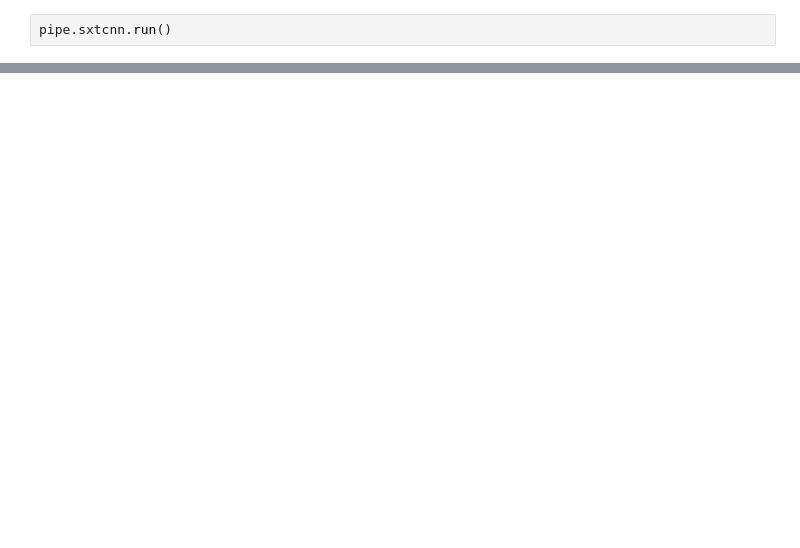
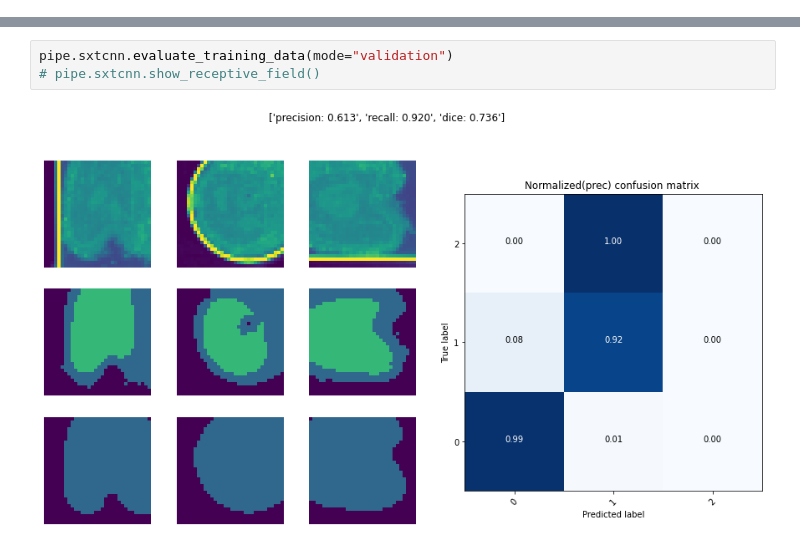
Before and after one commit to ncxt/ncxt_sxtcnn, a Jupyter notebook: dev.ipynb, the cells around one changed output, grey strips where cells are left out. Saved outputs shown, nothing was run; the diff lists cells and outputs as text; blank space fills up the shorter version.

```diff
--- a/dev.ipynb
+++ b/dev.ipynb
@@ -169,2 +101,0 @@ RuntimeError: CUDA error: device-side assert triggered
-# %%
-pipe.sxtcnn.run()
@@ -348,0 +102,5 @@ Mode validation 177/177
+# %%
+pipe.sxtcnn.evaluate_training_data(mode="validation")
+# pipe.sxtcnn.show_receptive_field()
+# %% [output]
+[figure, added]
```
Also changed, not shown: parts of 27 cells of this notebook, 17 other files.
